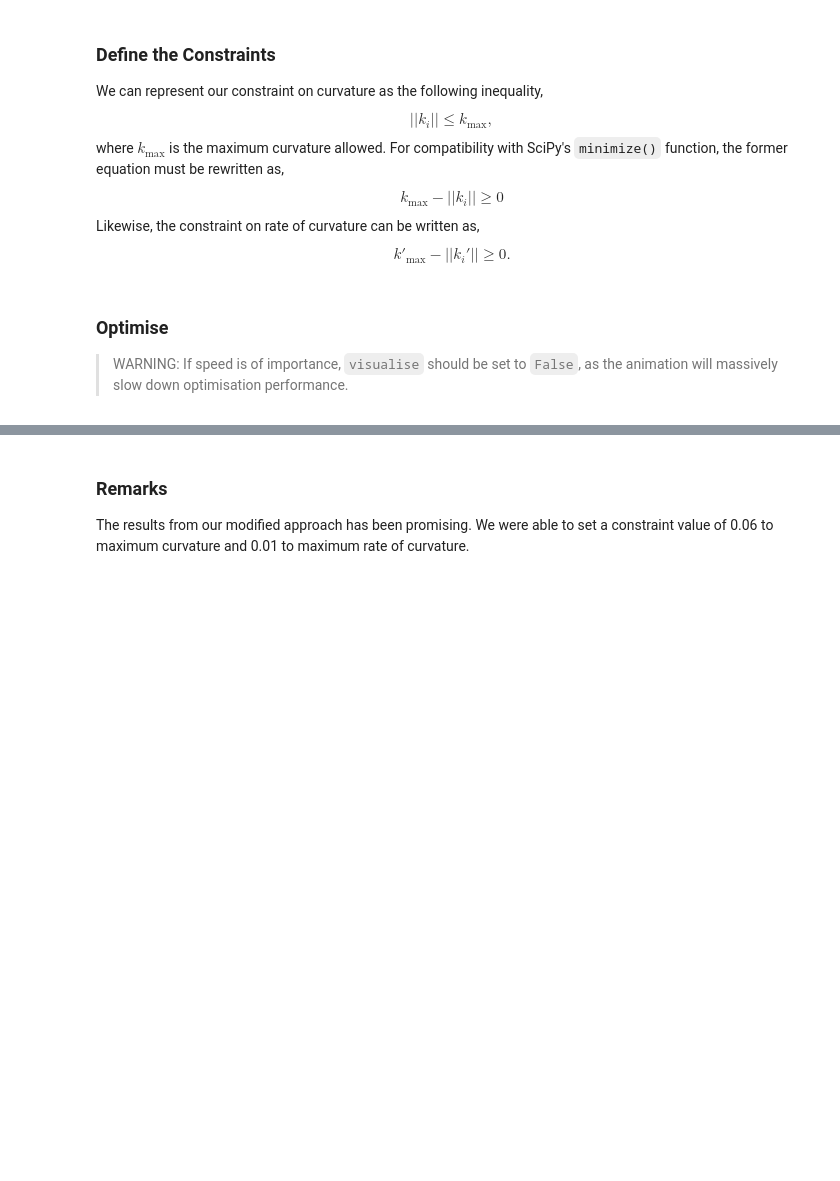
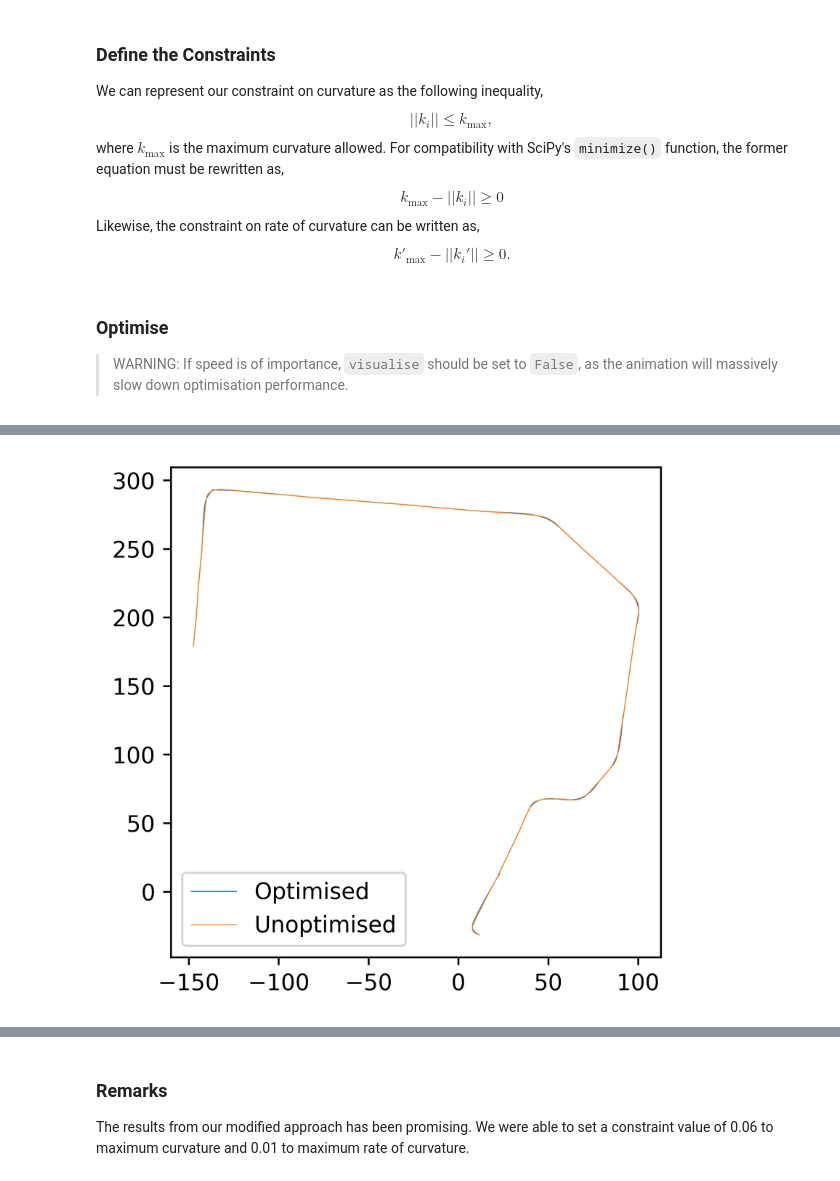
Before and after one commit to winstxnhdw/OfflinePathOptimisation, a Jupyter notebook: test.ipynb, the cells around one changed output, grey strips where cells are left out. Saved outputs shown, nothing was run; the diff lists cells and outputs as text; code cells hidden in the pictures; blank space fills up the shorter version.

Commit message:
SUCCESS

```diff
--- a/test.ipynb
+++ b/test.ipynb
@@ -522,13 +493,13 @@ kmax_rate = 0.1
 
 def max_curvature_rate_constraint(lateral_offset, segment):
 
-    mox = px.copy()
-    moy = py.copy()
+    mox = px_split[segment].copy()
+    moy = py_split[segment].copy()
 
    # Curvature cost
-    for n in range(0, len(pyaw)):
-        mox[n] -= lateral_offset[n]*np.sin(pyaw[n])
-        moy[n] += lateral_offset[n]*np.cos(pyaw[n])
+    for n in range(0, len(pyaw_split[segment])):
+        mox[n] -= lateral_offset[n]*np.sin(pyaw_split[segment][n])
+        moy[n] += lateral_offset[n]*np.cos(pyaw_split[segment][n])
 
     mok = calculate_curvature_vector(mox, moy)
     dmok, _ = solve_1st_derivative(mok, mok)
@@ -539,22 +510,18 @@ def max_curvature_rate_constraint(lateral_offset, segment):
 
 def max_curvature_constraint(lateral_offset, segment):
 
-    mox = px.copy()
-    moy = py.copy()
+    mox = px_split[segment].copy()
+    moy = py_split[segment].copy()
 
    # Curvature cost
-    for n in range(0, len(pyaw)):
-        mox[n] -= lateral_offset[n]*np.sin(pyaw[n])
-        moy[n] += lateral_offset[n]*np.cos(pyaw[n])
+    for n in range(0, len(pyaw_split[segment])):
+        mox[n] -= lateral_offset[n]*np.sin(pyaw_split[segment][n])
+        moy[n] += lateral_offset[n]*np.cos(pyaw_split[segment][n])
 
     mok = calculate_curvature_vector(mox, moy)
     k_i = np.max(mok)
 
     return kmax - k_i
-
-max_curavture_rate = {'type': 'ineq', 'fun': max_curvature_rate_constraint, 'args': arguments}
-max_curvature = {'type': 'ineq', 'fun': max_curvature_constraint, 'args': arguments}
-constraints = [max_curvature, max_curavture_rate]
 # %% [markdown]
 ### Optimise
 > WARNING: If speed is of importance, `visualise` should be set to `False`, as the animation will massively slow down optimisation performance.
@@ -626 +606,24 @@ ValueError: length of x0 != length of bounds
+# %%
+if result[iters].success:
+    mox = px.copy()
+    moy = py.copy()
+    combined_results = []
+
+    for segments in range(0, iters):
+        for point in range(0, len(pyaw_split[0])):
+            combined_results.append(result[segments].x[point])
+
+    for n in range(0, len(combined_results)):
+        mox[n] -= combined_results[n]*np.sin(pyaw[n])
+        moy[n] += combined_results[n]*np.cos(pyaw[n])
+
+    ox, oy, _, ok = generate_cubic_path(mox, moy, 0.1)
+
+    plt.figure(dpi=600)
+    plt.axes().set_box_aspect(1)
+    plt.plot(ox, oy, linewidth=0.4, label='Optimised')
+    plt.plot(px, py, linewidth=0.4, label='Unoptimised')
+    plt.legend()
+# %% [output]
+[figure, added]
 # %%
```
Also changed, not shown: parts of 9 cells of this notebook.
